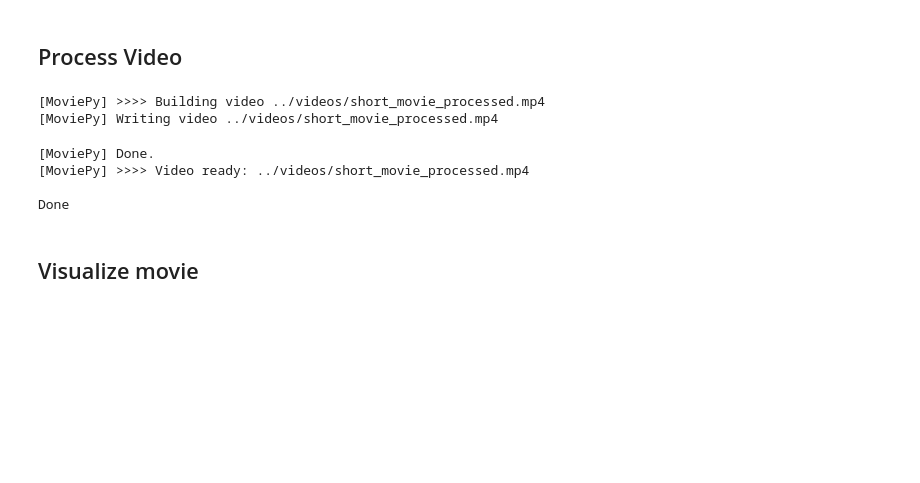
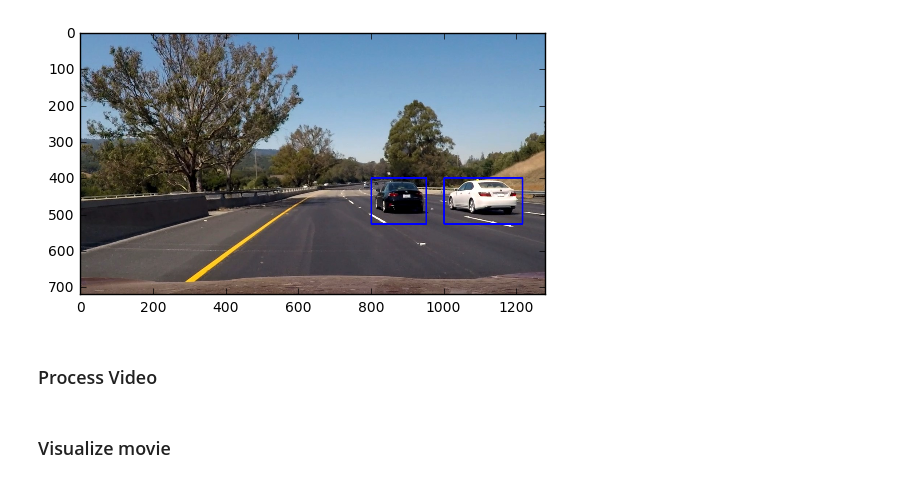
Before and after one commit to eliekawerk/udacity, a Jupyter notebook: Self-Driving Car Engineer Nanodegree/VehicleDetectionTracking-P5/notebooks/Vehicle Detection and Tracking.ipynb, the cells around one changed output. Saved outputs shown, nothing was run; the diff lists cells and outputs as text; code cells hidden in the pictures; blank space fills up the shorter version.

```diff
--- a/Self-Driving Car Engineer Nanodegree/VehicleDetectionTracking-P5/notebooks/Vehicle Detection and Tracking.ipynb
+++ b/Self-Driving Car Engineer Nanodegree/VehicleDetectionTracking-P5/notebooks/Vehicle Detection and Tracking.ipynb
@@ -20,0 +58,7 @@ def show_image(img, title):
+# %%
+# load svm classifiers
+svc = joblib.load(GEN_FOLDER + '/svc.pkl')
+X_scaler = joblib.load(GEN_FOLDER + '/x_scaler.pkl')
+
+print(svc, '\n')
+print(X_scaler, '\n')
@@ -34,0 +83,21 @@ Wall time: 38.2 ms
+# %%
+car_finder = CarFinder()
+
+ystart = 400
+ystop = 656
+scales = [1, 1.5, 2.0]
+
+test_fn = '../test_images/test6.jpg'
+img = mpimg.imread(test_fn)
+
+img_num = 1
+plt.figure(figsize=(10, 10))
+
+for scale in scales:
+    out_img, bbox_list = car_finder.scan_image_pyramid(img, ystart, ystop, 0, img.shape[1],
+                           scale, svc, X_scaler, orient, pix_per_cell, cell_per_block,
+                           spatial_size, hist_bins, vis=True)
+    plt.subplot(len(scales), 1, img_num)
+    img_num += 1
+    plt.imshow(out_img)
+    plt.title("Sliding Windows at Scale: {}".format(scale), fontsize=10)
@@ -43,0 +108,4 @@ Wall time: 2.6 s
+# %%
+out_img, bbox_list = car_finder.predict_bboxes(img, ystart, ystop, scales, svc, X_scaler,
+                       orient, pix_per_cell, cell_per_block, spatial_size, hist_bins, vis=True)
+_ = plt.imshow(out_img)
@@ -52,0 +116,3 @@ Wall time: 2.63 s
+# %%
+heatmap = car_finder.predict_heatmap(img, bbox_list)
+_ = plt.imshow(heatmap, cmap='hot')
@@ -62,28 +123,27 @@ Wall time: 2.63 s
+# %%
+# Find final boxes from heatmap using label function
+draw_img = car_finder.predict_contours(img, heatmap)
+_ = plt.imshow(draw_img)
+# %% [output]
+[figure, added]
 # %% [markdown]
-## Process Video
+### Process Video
 # %%
 from moviepy.video.io.VideoFileClip import VideoFileClip
 
 car_finder = CarFinder()
-
-input_video = '../videos/short_movie.mp4'
+input_video = 'videos/challenge_video.mp4'
 output_video = input_video[:-4] + '_processed.mp4'
 
 video_clip = VideoFileClip(input_video)
-processed_clip = video_clip.fl_image(car_finder.process_frame)
+processed_clip = video_clip.fl_image(lambda frame: car_finder.find_cars(frame, ystart, ystop, scales, svc, X_scaler,
+                       orient, pix_per_cell, cell_per_block, spatial_size, hist_bins))
 
 # save video
 processed_clip.write_videofile(output_video, audio=False)
 print('Done')
-# %% [output]
-[MoviePy] >>>> Building video ../videos/short_movie_processed.mp4
-[MoviePy] Writing video ../videos/short_movie_processed.mp4
-[MoviePy] Done.
-[MoviePy] >>>> Video ready: ../videos/short_movie_processed.mp4
-
-Done
 # %% [markdown]
-## Visualize movie
+### Visualize movie
 # %%
 from IPython.display import HTML
 
```
Also changed, not shown: parts of 24 cells of this notebook, 36 other files.
